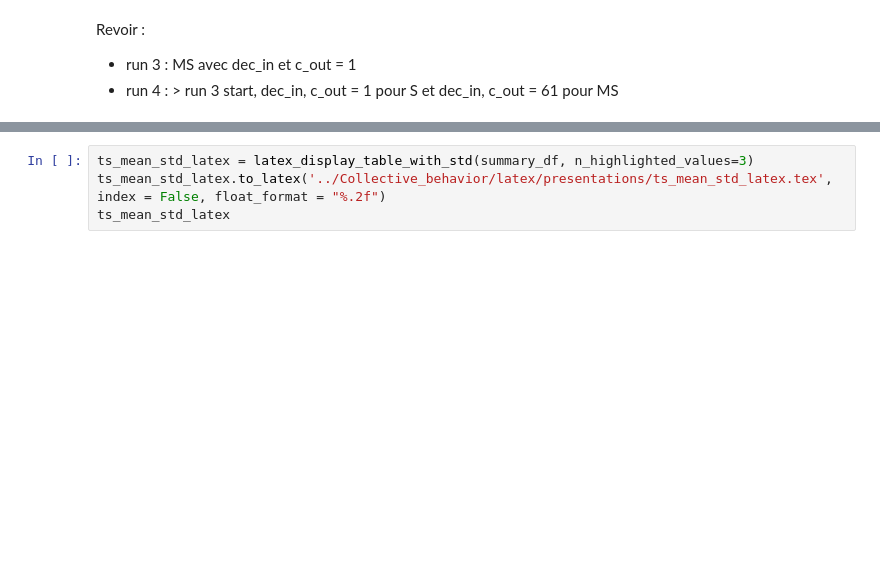
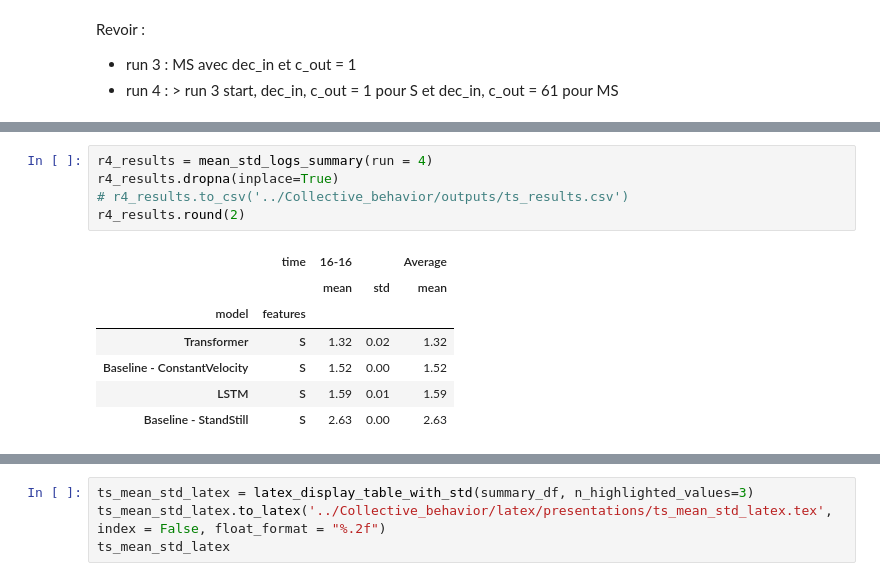
Before and after one commit to arnaud-odet/Time-Series-Library, a Jupyter notebook: results.ipynb, the cells around one changed output, grey strips where cells are left out. Cells and saved outputs as stored; diff of their text form; blank space fills up the shorter version.

```diff
--- a/results.ipynb
+++ b/results.ipynb
@@ -44,6 +44,19 @@ summary_df.round(2)
 | Nonstationary_Transformer | MS | 1.37 | 0.03 | 2.41 | 0.02 | 3.28 | 0.04 | 4.71 | 0.04 | 5.54 | 0.15 | ... |
 | Baseline - StandStill | S | 2.63 | 0.00 | 3.67 | 0.00 | 4.49 | 0.00 | 5.55 | 0.00 | 5.98 | 0.00 | ... |
 | Baseline - ConstantVelocity | S | 1.52 | 0.00 | 2.75 | 0.00 | 4.05 | 0.00 | 6.55 | 0.00 | 8.85 | 0.00 | ... |
+# %%
+r4_results = mean_std_logs_summary(run = 4)
+r4_results.dropna(inplace=True)
+# r4_results.to_csv('../Collective_behavior/outputs/ts_results.csv')
+r4_results.round(2)
+# %% [output]
+|  | time | 16-16 |  | Average |
+|  |  | mean | std | mean |
+| model | features |  |  |  |
+| Transformer | S | 1.32 | 0.02 | 1.32 |
+| Baseline - ConstantVelocity | S | 1.52 | 0.00 | 1.52 |
+| LSTM | S | 1.59 | 0.01 | 1.59 |
+| Baseline - StandStill | S | 2.63 | 0.00 | 2.63 |
 # %%
 r3_results = mean_std_logs_summary(run=3)
 display(r3_results.drop(index=[('Baseline - StandStill', 'S'),('Baseline - ConstantVelocity', 'S')]).round(2))
```
Also changed, not shown: parts of 3 cells of this notebook, 1 other file.
